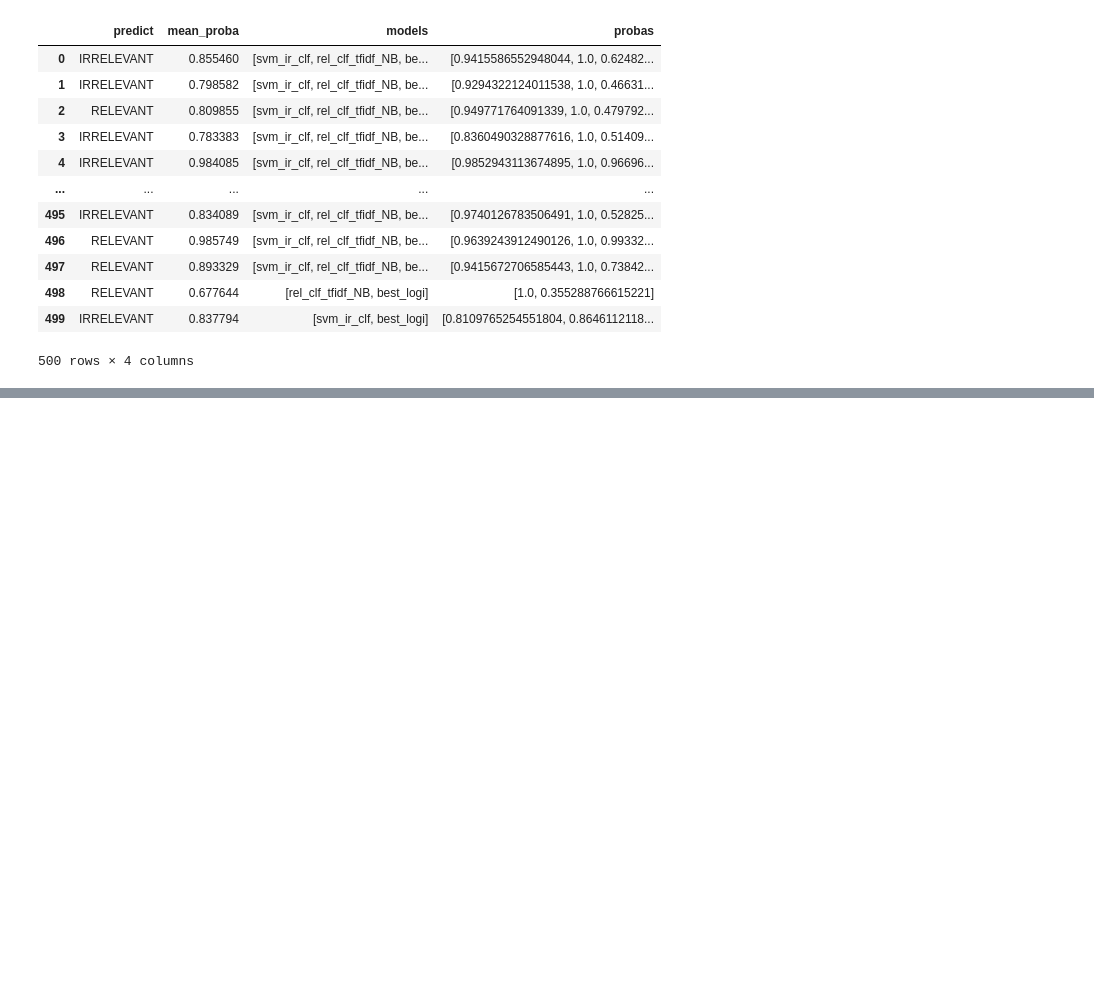
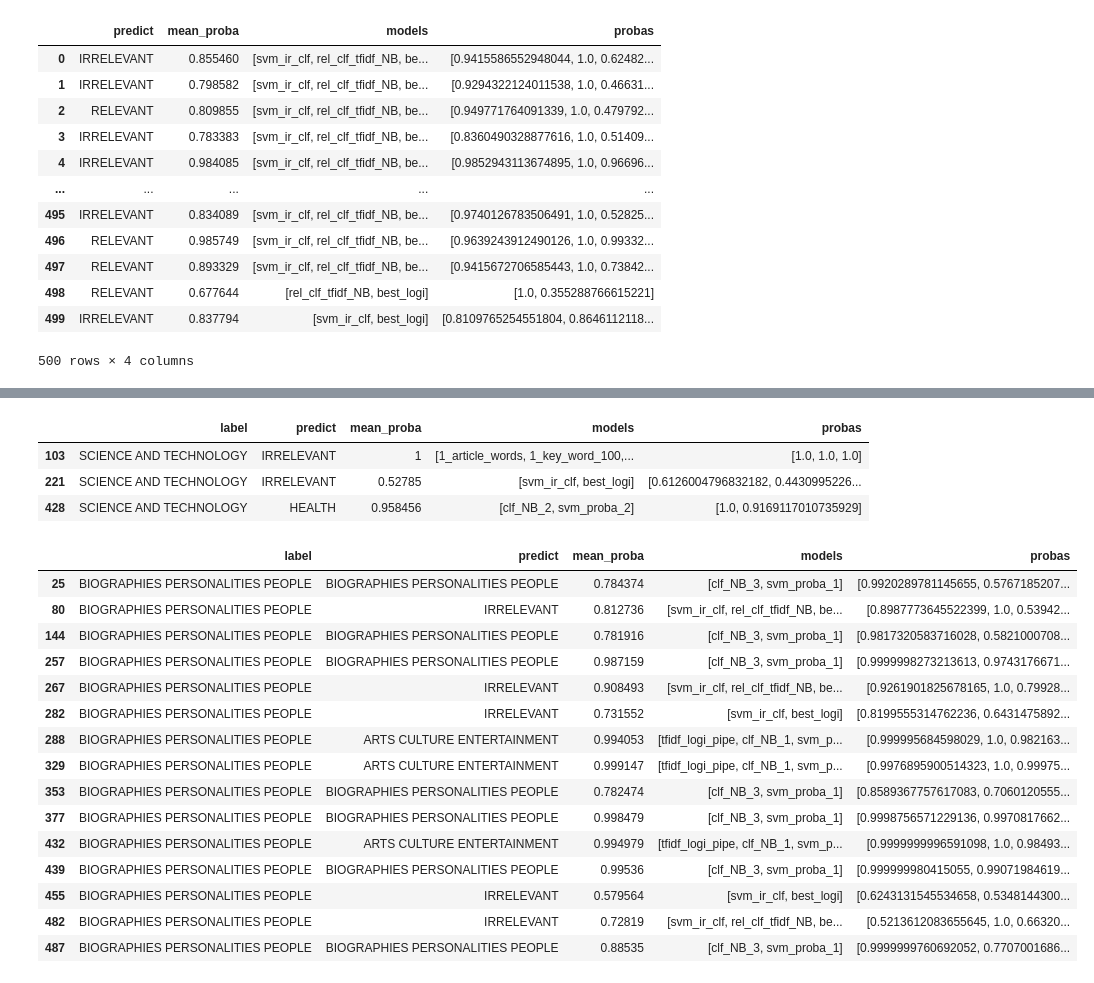
Before and after one commit to HenryLiangzy/COMP9417_Project, a Jupyter notebook: Ensemble_util_brad.ipynb, the cells around one changed output, grey strips where cells are left out. Drawn from its saved outputs; the diff is of its cells as text; code cells hidden in the pictures; blank space fills up the shorter version.

```diff
--- a/Ensemble_util_brad.ipynb
+++ b/Ensemble_util_brad.ipynb
@@ -309,21 +310,20 @@ def cate_vote(model_list, sample_size, irre_res, truth):
     all_votes = [[] for _ in range(sample_size)]
     for clf in model_list:
         print(clf.name)
-        if clf.name != 'svm_proba_1.joblib' and clf.name != 'svm_proba_2.joblib':
-            if clf.is_preprocess is True:
-                test_x = dict_data[clf.test_set]
-            else:
-                test_x = dict_data['raw'][clf.test_set]
-            y_pred = clf.predict(test_x)
-            y_pred_proba = clf.predict_proba(test_x)
-            print(y_pred)
-            for i in range(sample_size):
-                cate, proba = y_pred[i], y_pred_proba[i]
-                if topic_decode[cate] in clf.topic:
+        if clf.is_preprocess is True:
+            test_x = dict_data[clf.test_set]
+        else:
+            test_x = dict_data['raw'][clf.test_set]
+        y_pred = clf.predict(test_x)
+        y_pred_proba = clf.predict_proba(test_x)
+        print(y_pred)
+        for i in range(sample_size):
+            cate, proba = y_pred[i], y_pred_proba[i]
+            if topic_decode[cate] in clf.topic:
 
-                    clf_name = clf.name.split('.')[0]
+                clf_name = clf.name.split('.')[0]
 
-                    all_votes[i].append(Vote(clf_name, cate, proba.max()))
+                all_votes[i].append(Vote(clf_name, cate, proba.max()))
     rela_res = vote_proba(all_votes, topic_decode)
     for i in range(sample_size):
         if irre_res['predict'].iloc[i] == 'IRRELEVANT':
@@ -448,3 +463,31 @@ SPORTS accuarcy is:                              0.9666666666666667
+# %%
+temp_rs_df = res_df[res_df['label'] == 'SCIENCE AND TECHNOLOGY']
+temp_rs_df
+# %% [output]
+|  | label | predict | mean_proba | models | probas |
+| 103 | SCIENCE AND TECHNOLOGY | IRRELEVANT | 1 | [1_article_words, 1_key_word_100,... | [1.0, 1.0, 1.0] |
+| 221 | SCIENCE AND TECHNOLOGY | IRRELEVANT | 0.52785 | [svm_ir_clf, best_logi] | [0.6126004796832182, 0.4430995226... |
+| 428 | SCIENCE AND TECHNOLOGY | HEALTH | 0.958456 | [clf_NB_2, svm_proba_2] | [1.0, 0.9169117010735929] |
+# %%
+temp_rs_df = res_df[res_df['label'] == 'BIOGRAPHIES PERSONALITIES PEOPLE']
+temp_rs_df
+# %% [output]
+|  | label | predict | mean_proba | models | probas |
+| 25 | BIOGRAPHIES PERSONALITIES PEOPLE | BIOGRAPHIES PERSONALITIES PEOPLE | 0.784374 | [clf_NB_3, svm_proba_1] | [0.9920289781145655, 0.5767185207... |
+| 80 | BIOGRAPHIES PERSONALITIES PEOPLE | IRRELEVANT | 0.812736 | [svm_ir_clf, rel_clf_tfidf_NB, be... | [0.8987773645522399, 1.0, 0.53942... |
+| 144 | BIOGRAPHIES PERSONALITIES PEOPLE | BIOGRAPHIES PERSONALITIES PEOPLE | 0.781916 | [clf_NB_3, svm_proba_1] | [0.9817320583716028, 0.5821000708... |
+| 257 | BIOGRAPHIES PERSONALITIES PEOPLE | BIOGRAPHIES PERSONALITIES PEOPLE | 0.987159 | [clf_NB_3, svm_proba_1] | [0.9999998273213613, 0.9743176671... |
+| 267 | BIOGRAPHIES PERSONALITIES PEOPLE | IRRELEVANT | 0.908493 | [svm_ir_clf, rel_clf_tfidf_NB, be... | [0.9261901825678165, 1.0, 0.79928... |
+| 282 | BIOGRAPHIES PERSONALITIES PEOPLE | IRRELEVANT | 0.731552 | [svm_ir_clf, best_logi] | [0.8199555314762236, 0.6431475892... |
+| 288 | BIOGRAPHIES PERSONALITIES PEOPLE | ARTS CULTURE ENTERTAINMENT | 0.994053 | [tfidf_logi_pipe, clf_NB_1, svm_p... | [0.999995684598029, 1.0, 0.982163... |
+| 329 | BIOGRAPHIES PERSONALITIES PEOPLE | ARTS CULTURE ENTERTAINMENT | 0.999147 | [tfidf_logi_pipe, clf_NB_1, svm_p... | [0.9976895900514323, 1.0, 0.99975... |
+| 353 | BIOGRAPHIES PERSONALITIES PEOPLE | BIOGRAPHIES PERSONALITIES PEOPLE | 0.782474 | [clf_NB_3, svm_proba_1] | [0.8589367757617083, 0.7060120555... |
+| 377 | BIOGRAPHIES PERSONALITIES PEOPLE | BIOGRAPHIES PERSONALITIES PEOPLE | 0.998479 | [clf_NB_3, svm_proba_1] | [0.9998756571229136, 0.9970817662... |
+| 432 | BIOGRAPHIES PERSONALITIES PEOPLE | ARTS CULTURE ENTERTAINMENT | 0.994979 | [tfidf_logi_pipe, clf_NB_1, svm_p... | [0.9999999996591098, 1.0, 0.98493... |
+| 439 | BIOGRAPHIES PERSONALITIES PEOPLE | BIOGRAPHIES PERSONALITIES PEOPLE | 0.99536 | [clf_NB_3, svm_proba_1] | [0.999999980415055, 0.99071984619... |
+| 455 | BIOGRAPHIES PERSONALITIES PEOPLE | IRRELEVANT | 0.579564 | [svm_ir_clf, best_logi] | [0.6243131545534658, 0.5348144300... |
+| 482 | BIOGRAPHIES PERSONALITIES PEOPLE | IRRELEVANT | 0.72819 | [svm_ir_clf, rel_clf_tfidf_NB, be... | [0.5213612083655645, 1.0, 0.66320... |
+| 487 | BIOGRAPHIES PERSONALITIES PEOPLE | BIOGRAPHIES PERSONALITIES PEOPLE | 0.88535 | [clf_NB_3, svm_proba_1] | [0.9999999760692052, 0.7707001686... |
 # %%
 for model in model_list_1 + model_list_2:
     for topic in model.topic:
```
Also changed, not shown: parts of 4 cells of this notebook, 1 other file.
